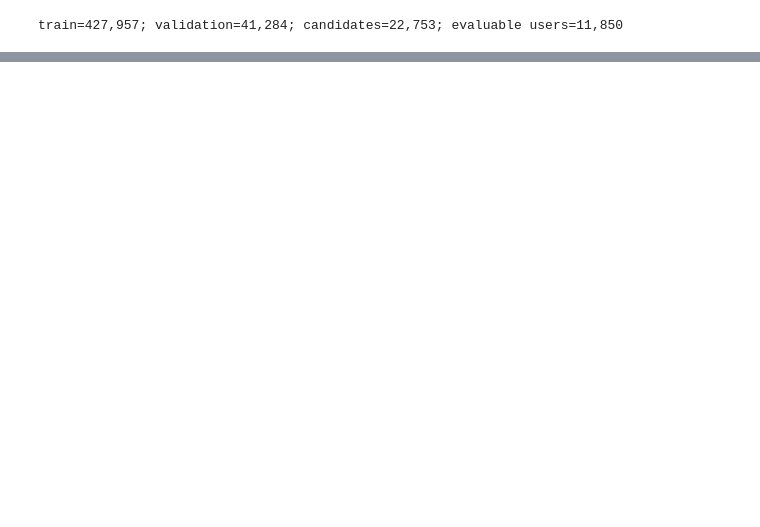
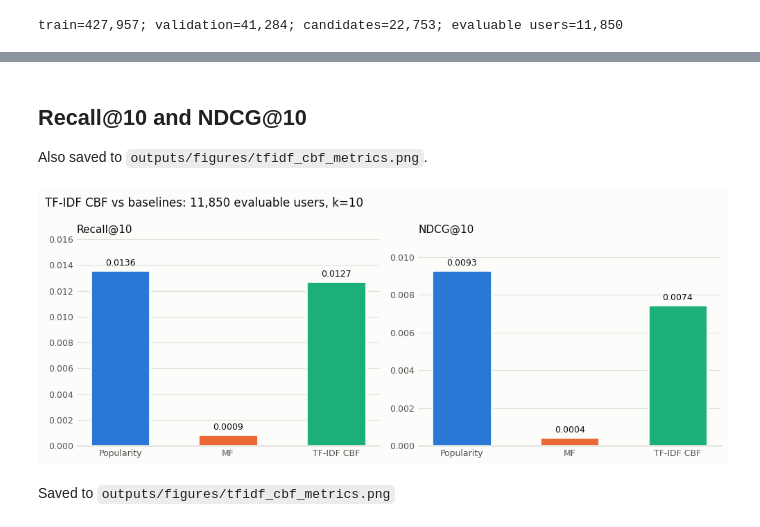
Before and after one commit to DianaManurung/recsys-lexical-vs-semantic-g11, a Jupyter notebook: notebooks/content_based_tfidf_demo.ipynb, the cells around one changed output, grey strips where cells are left out. Saved outputs shown, nothing was run; the diff lists cells and outputs as text; code cells hidden in the pictures; blank space fills up the shorter version.

Commit message:
Implement TF-IDF CBF on item text and save run outputs

```diff
--- a/notebooks/content_based_tfidf_demo.ipynb
+++ b/notebooks/content_based_tfidf_demo.ipynb
@@ -32,7 +32,9 @@ Setiap item direpresentasikan sebagai dokumen berisi user ID dari interaksi trai
 # %%
-item_docs = build_item_docs(train)
-example_item = next(iter(item_docs))
-tokens = item_docs[example_item].split()
-print(f'items with documents: {len(item_docs):,}')
-print(f'example item: {example_item}; {len(tokens)} user terms, e.g. {tokens[:3]}')
+ITEMS_PATH = ROOT / 'data' / 'items.csv'
+TEXT_COL = 'content_text_basic'
+
+item_text = load_item_text(ITEMS_PATH, cand_set, text_col=TEXT_COL)
+example_item = next(iter(item_text))
+print(f'items with text: {len(item_text):,} / {len(cand_set):,} candidates')
+print(f'example item: {example_item}; {item_text[example_item][:150]}...')
 # %% [output]
@@ -45,7 +47,7 @@ Profil user adalah rata-rata vektor TF-IDF item yang diberi rating ? 4 di train.
 # %%
 model = TfidfContentRecommender(
-    min_df=2, max_df=1.0, sublinear_tf=True,
-    doc_min_rating=None, min_rating=4,
-).fit(train, cand_set)
-print(f'Fit complete: {len(model.item_index):,} items, vocab={len(model.vectorizer.vocabulary_):,} user terms, users with profile={len(model.user_items):,}')
+    stop_words='english', min_df=2, max_df=0.8,
+    sublinear_tf=True, min_rating=4,
+).fit(train, cand_set, item_text)
+print(f'Fit complete: {len(model.item_index):,} items, vocab={len(model.vectorizer.vocabulary_):,} terms, users with profile={len(model.user_items):,}')
 # %% [output]
@@ -89,0 +516,35 @@ relevant validation items: {'B0BYNM15YB'}
+# %% [markdown]
+## Recall@10 and NDCG@10
+
+Also saved to `outputs/figures/tfidf_cbf_metrics.png`.
+# %%
+import matplotlib.pyplot as plt
+
+MODEL_COLORS = {'Popularity': '#2a78d6', 'MF': '#eb6834', 'TF-IDF CBF': '#1baf7a'}
+INK, MUTED, GRID, BASELINE, SURFACE = '#0b0b0b', '#52514e', '#e1e0d9', '#c3c2b7', '#fcfcfb'
+
+fig, axes = plt.subplots(1, 2, figsize=(10, 4), facecolor=SURFACE)
+for ax, metric in zip(axes, [f'Recall@{K}', f'NDCG@{K}']):
+    values = comparison[metric]
+    bars = ax.bar(values.index, values.values, width=0.55,
+                  color=[MODEL_COLORS[m] for m in values.index], edgecolor=SURFACE, linewidth=2, zorder=2)
+    ax.bar_label(bars, labels=[f'{v:.4f}' for v in values.values], padding=3, fontsize=9, color=INK)
+    ax.set_title(metric, loc='left', fontsize=11, color=INK)
+    ax.set_ylim(0, values.max() * 1.18)
+    ax.set_facecolor(SURFACE)
+    ax.grid(axis='y', color=GRID, linewidth=0.8, zorder=0)
+    ax.tick_params(colors=MUTED, labelsize=9, length=0)
+    for side in ['top', 'right', 'left']:
+        ax.spines[side].set_visible(False)
+    ax.spines['bottom'].set_color(BASELINE)
+fig.suptitle(f'TF-IDF CBF vs baselines: {len(relevant):,} evaluable users, k={K}',
+             x=0.01, ha='left', fontsize=12, color=INK)
+fig.tight_layout()
+
+figure_path = OUTPUT_FILES['figures']
+fig.savefig(figure_path, dpi=150, facecolor=SURFACE, bbox_inches='tight')
+plt.show()
+display(Markdown(f'Saved to `{rel_path(figure_path)}`'))
+# %% [output]
+[figure, added]
+Saved to `outputs/figures/tfidf_cbf_metrics.png`
```
Also changed, not shown: parts of 20 cells of this notebook, 7 other files.
